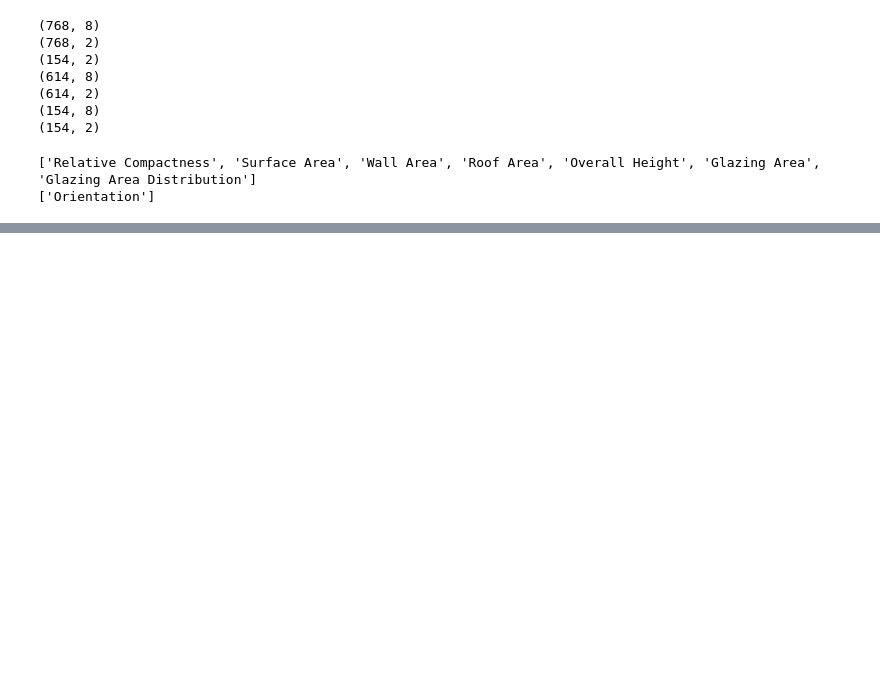
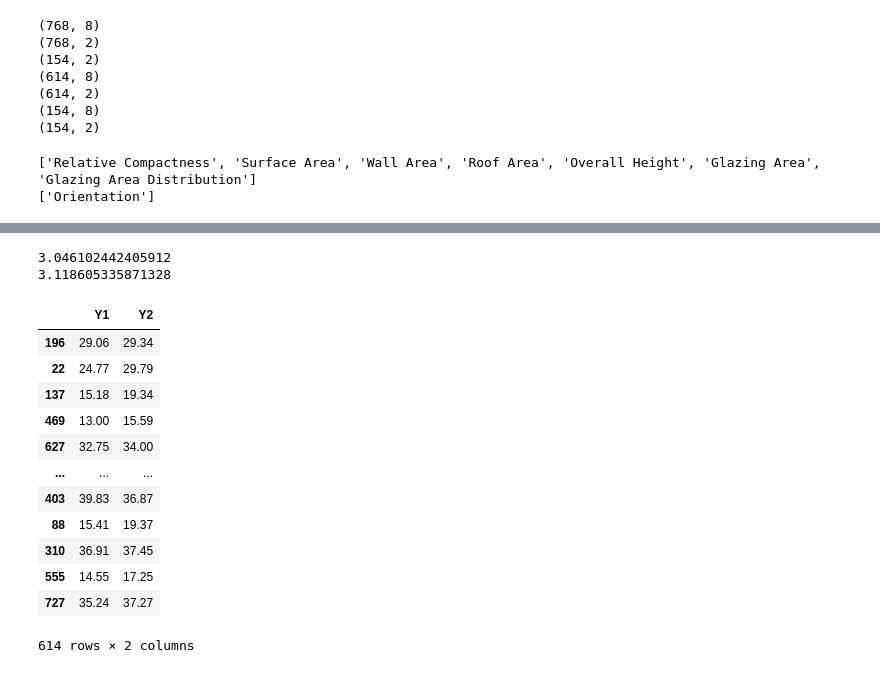
Before and after one commit to AlbertoArath/IA, a Jupyter notebook: MachineLearning/Regression_Report/regression_model.ipynb, the cells around one changed output, grey strips where cells are left out. Saved outputs shown, nothing was run; the diff lists cells and outputs as text; code cells hidden in the pictures; blank space fills up the shorter version.

Commit message:
Regression model initial version

```diff
--- a/MachineLearning/Regression_Report/regression_model.ipynb
+++ b/MachineLearning/Regression_Report/regression_model.ipynb
@@ -154,10 +157,25 @@ print (categorical_variables)
 ['Relative Compactness', 'Surface Area', 'Wall Area', 'Roof Area', 'Overall Height', 'Glazing Area', 'Glazing Area Distribution']
 ['Orientation']
 # %%
-#from sklearn.pipeline import Pipeline
-#from sklearn.impute import SimpleImputer
-#numerical_pipeline = Pipeline([
-#    ("imputer", SimpleImputer(strategy="mean")),
-#    ("my_transformer", MyTransformer()),
-#    ("scaler", StandardScaler())
-#])
+
+from sklearn.pipeline import Pipeline
+from sklearn.impute import SimpleImputer
+from sklearn.preprocessing import StandardScaler
+from sklearn.compose import ColumnTransformer
+from sklearn.preprocessing import OneHotEncoder
+
+numerical_pipeline = Pipeline([
+    ("imputer", SimpleImputer(strategy="mean"))
+    ("scaler", StandardScaler())
+])
+
+preprocessing_pipeline = ColumnTransformer([
+    ("num_pipeline", numerical_pipeline, numerical_variables),
+    ("encoder", OneHotEncoder(), categorical_variables)
+])
+
+#X_train_transformed = preprocessing_pipeline.fit_transform(X_train)
+#X_train_transformed
+
+
+#print(X_train_transformed.shape)
@@ -163,0 +200,9 @@ print (categorical_variables)
+# %%
+from sklearn.linear_model import LinearRegression
+
+regressor_pipeline = Pipeline([
+    ("preprocessing", preprocessing_pipeline),
+    ("regressor", LinearRegression())
+])
+# %%
+regressor_pipeline.fit(X_train, y_train)
@@ -163,0 +266,27 @@ print (categorical_variables)
+# %%
+from sklearn.metrics import mean_squared_error as mse
+import numpy as np
+
+print (np.sqrt(mse(y_train, predictions_train)))
+print (np.sqrt(mse(y_test, predictions_test)))
+# %% [output]
+3.046102442405912
+3.118605335871328
+# %%
+#3.041742935312052
+#3.1158761198333655
+y_train
+# %% [output]
+|  | Y1 | Y2 |
+| 196 | 29.06 | 29.34 |
+| 22 | 24.77 | 29.79 |
+| 137 | 15.18 | 19.34 |
+| 469 | 13.00 | 15.59 |
+| 627 | 32.75 | 34.00 |
+| ... | ... | ... |
+| 403 | 39.83 | 36.87 |
+| 88 | 15.41 | 19.37 |
+| 310 | 36.91 | 37.45 |
+| 555 | 14.55 | 17.25 |
+| 727 | 35.24 | 37.27 |
+614 rows × 2 columns
```
Also changed, not shown: parts of 10 cells of this notebook, 3 other files.
